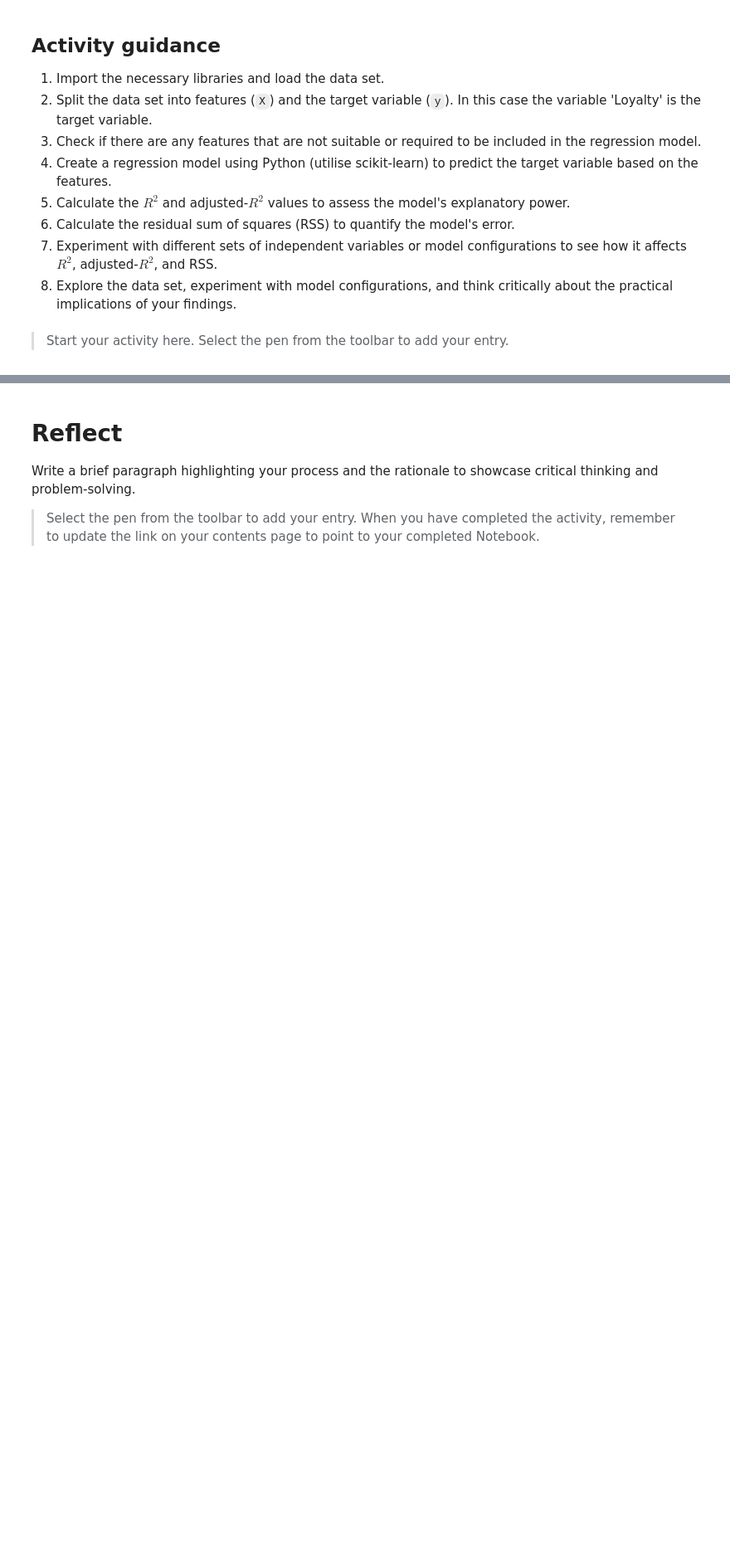
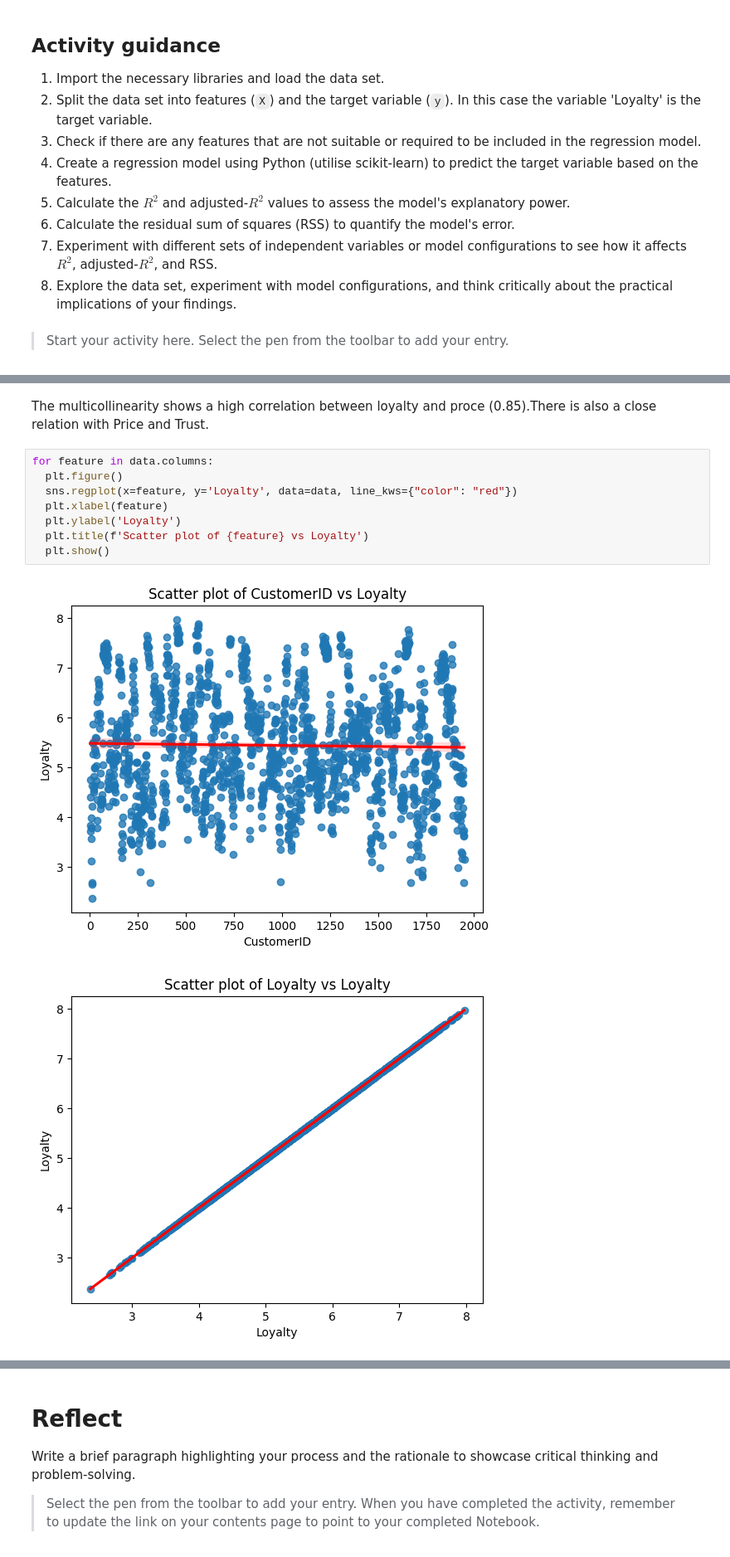
Before and after one commit to sheldonkemper/portfolio, a Jupyter notebook: CAM_DS_C101_Activity_2_3_5.ipynb, the cells around one changed output, grey strips where cells are left out. Shown at 83% size. Saved outputs shown, nothing was run; the diff lists cells and outputs as text; blank space fills up the shorter version.

```diff
--- a/CAM_DS_C101_Activity_2_3_5.ipynb
+++ b/CAM_DS_C101_Activity_2_3_5.ipynb
@@ -51,0 +131,13 @@ data
+# %% [markdown]
+The multicollinearity shows a high correlation between loyalty and proce (0.85).There is also a close relation with Price and Trust.
+# %%
+for feature in data.columns:
+  plt.figure()
+  sns.regplot(x=feature, y='Loyalty', data=data, line_kws={"color": "red"})
+  plt.xlabel(feature)
+  plt.ylabel('Loyalty')
+  plt.title(f'Scatter plot of {feature} vs Loyalty')
+  plt.show()
+# %% [output]
+[figure, added]
+[figure, added]
```
Also changed, not shown: parts of 35 cells of this notebook.
